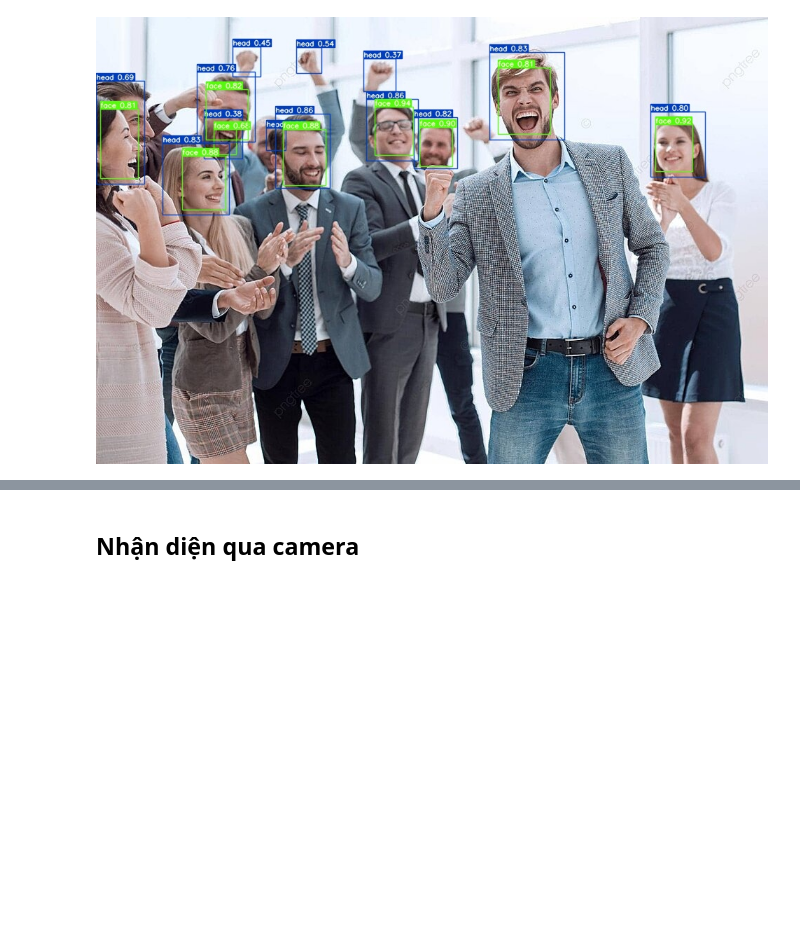
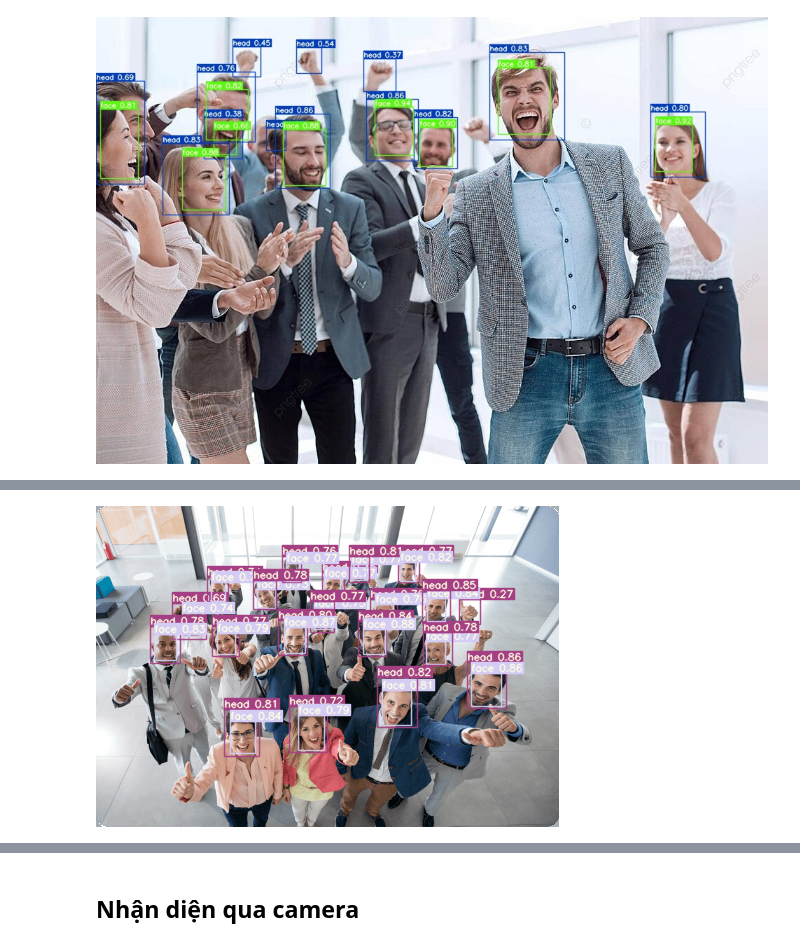
Before and after one commit to THPhuc2/Detection_Head_Face_Using_Yolo_v7, a Jupyter notebook: detect_face_head_using_Yolo_v7.ipynb, the cells around one changed output, grey strips where cells are left out. Drawn from its saved outputs; the diff is of its cells as text; code cells hidden in the pictures; blank space fills up the shorter version.

```diff
--- a/detect_face_head_using_Yolo_v7.ipynb
+++ b/detect_face_head_using_Yolo_v7.ipynb
@@ -388,0 +312,6 @@ cv2_imshow(img0)
+# %%
+# show image after train Yolo v7 in dataset scut_headface
+from IPython.display import Image, display
+display(Image(filename="/content/drive/MyDrive/code/Project/face_head_detection_using_Yolo_v7/yolov7/runs/detect/exp8/test_2.png"))
+# %% [output]
+[figure, added]
```
Also changed, not shown: parts of 22 cells of this notebook.
